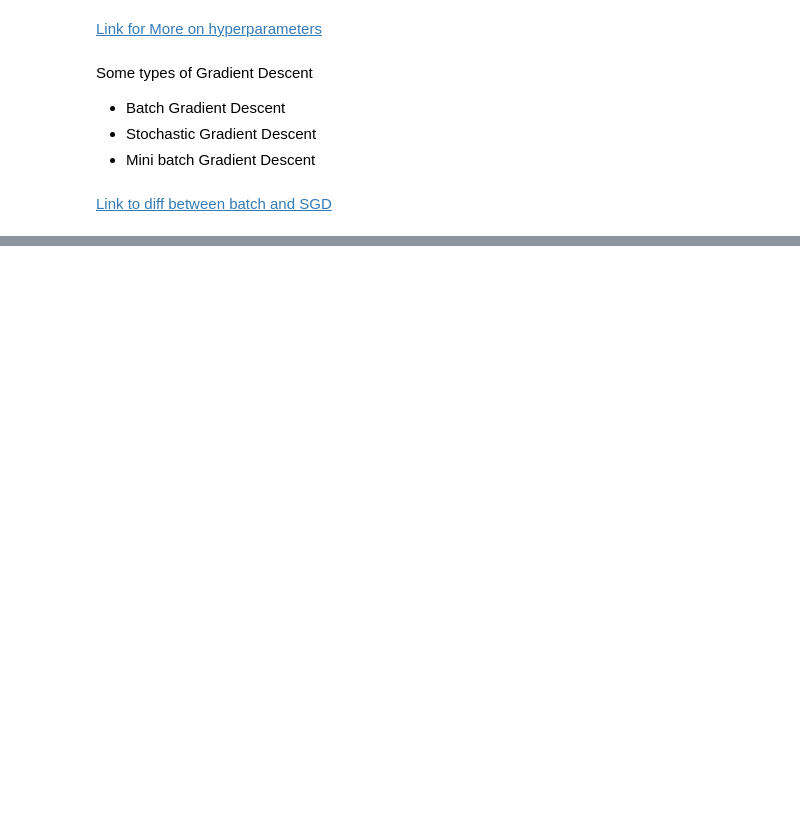
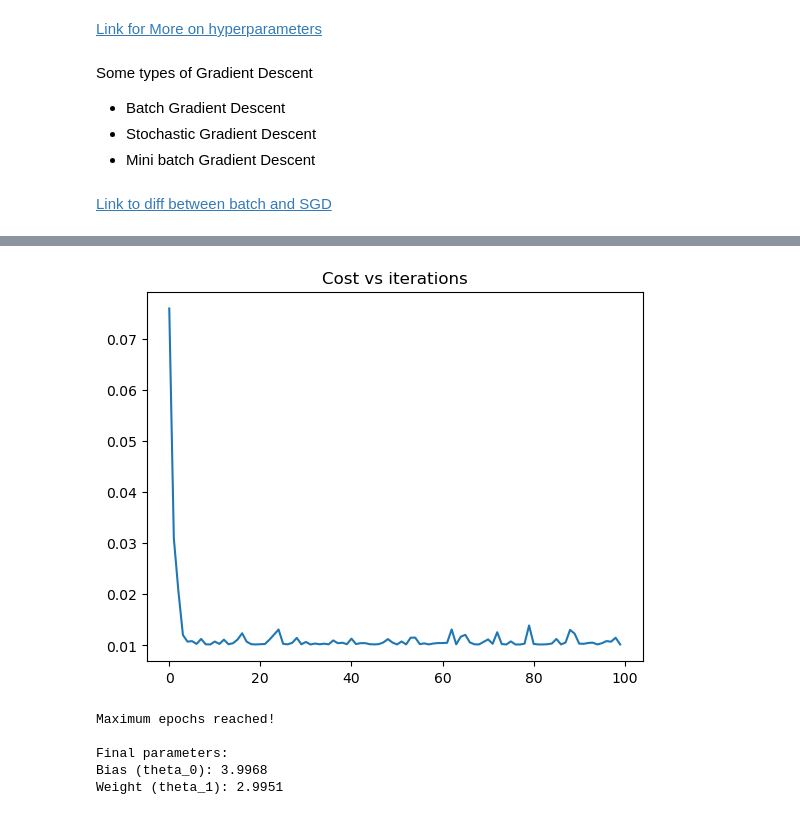
Before and after one commit to sameerkataria/50DaysOfQuant, a Jupyter notebook: Concepts.ipynb, the cells around one changed output, grey strips where cells are left out. Saved outputs shown, nothing was run; the diff lists cells and outputs as text; code cells hidden in the pictures; blank space fills up the shorter version.

```diff
--- a/Concepts.ipynb
+++ b/Concepts.ipynb
@@ -34,0 +195,6 @@ Some types of Gradient Descent
+# %%
+plt.plot(cost_history)
+plt.title("Cost vs iterations")
+plt.show()
+# %% [output]
+[figure, added]
@@ -34,0 +256,14 @@ Some types of Gradient Descent
+# %%
+# Train the model
+theta, cost_history = mini_batch_gradient_descent(X, y, batch_size=40, max_epochs=1000)
+
+# Print results
+print("\nFinal parameters:")
+print(f"Bias (theta_0): {theta[0]:.4f}")
+print(f"Weight (theta_1): {theta[1]:.4f}")
+# %% [output]
+Maximum epochs reached!
+
+Final parameters:
+Bias (theta_0): 3.9968
+Weight (theta_1): 2.9951
```
Also changed, not shown: parts of 11 cells of this notebook.
